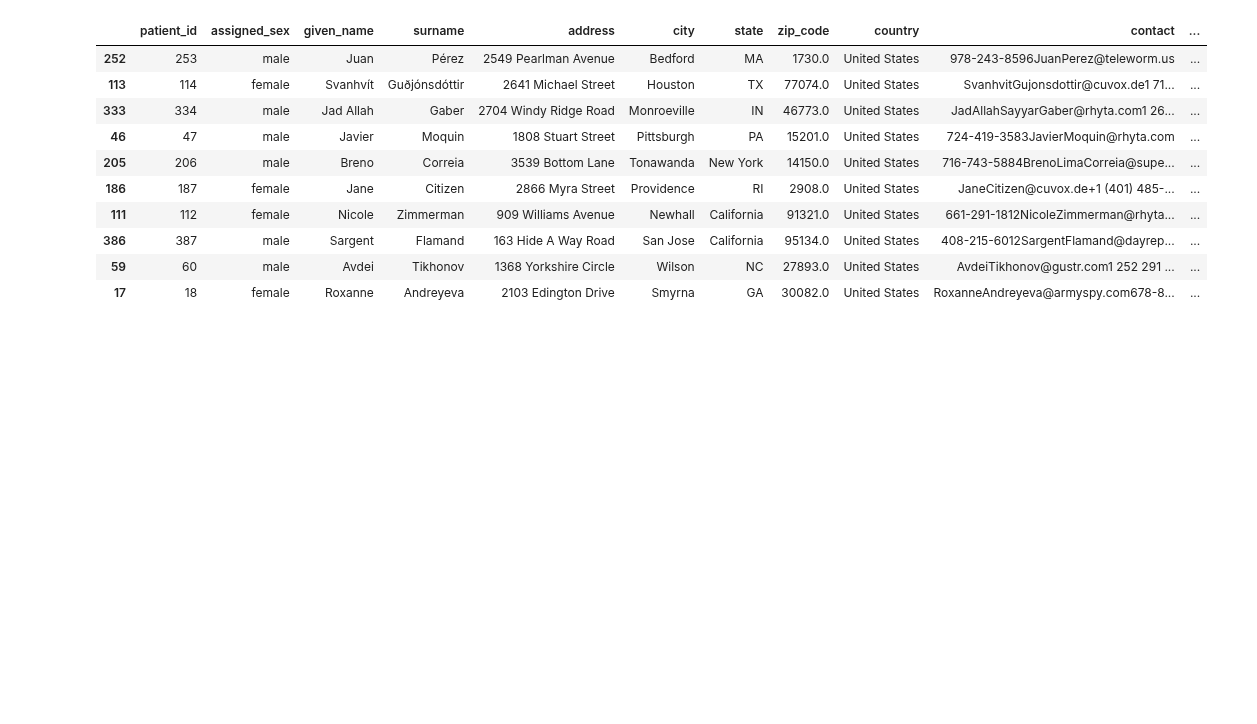
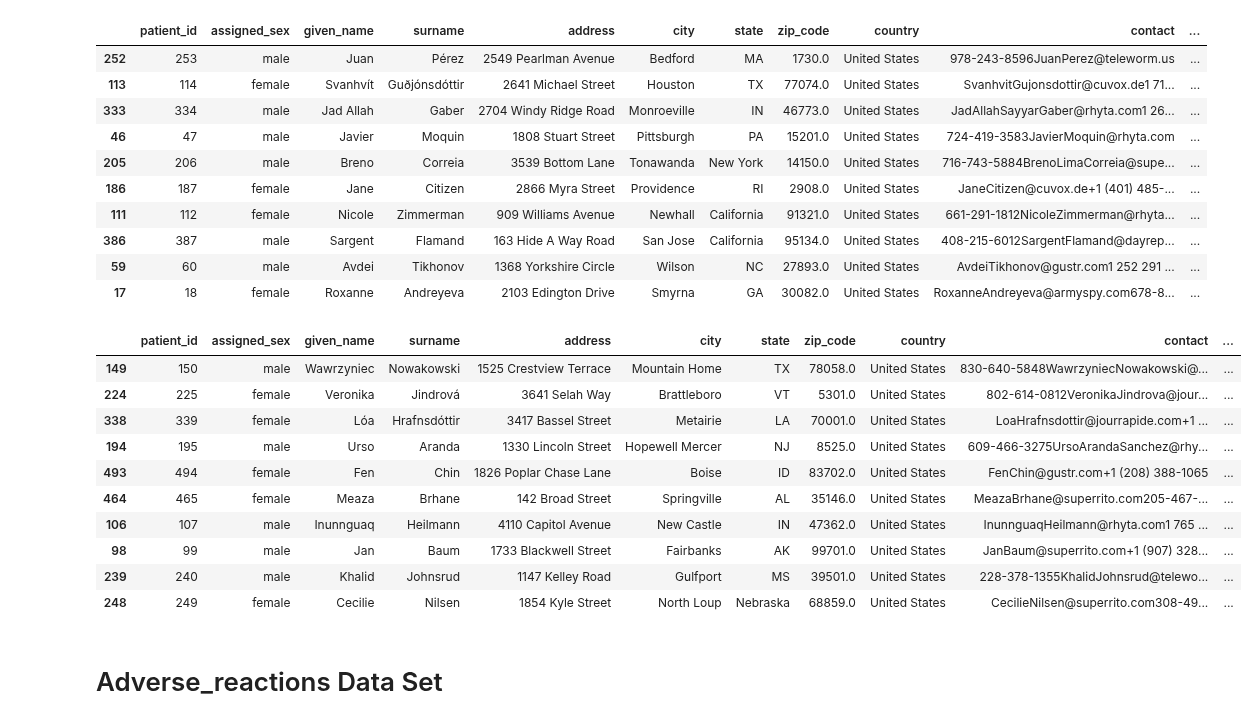
Before and after one commit to Priya-Rathor/Machine-learning, a Jupyter notebook: UnitOne/Datasets/data.ipynb, the cells around one changed output. Saved outputs shown, nothing was run; the diff lists cells and outputs as text; code cells hidden in the pictures; blank space fills up the shorter version.

```diff
--- a/UnitOne/Datasets/data.ipynb
+++ b/UnitOne/Datasets/data.ipynb
@@ -623,3 +623,19 @@ patients_copy.sample(10)
 | 386 | 387 | male | Sargent | Flamand | 163 Hide A Way Road | San Jose | California | 95134.0 | United States | 408-215-6012SargentFlamand@dayrep... | ... |
 | 59 | 60 | male | Avdei | Tikhonov | 1368 Yorkshire Circle | Wilson | NC | 27893.0 | United States | AvdeiTikhonov@gustr.com1 252 291 ... | ... |
 | 17 | 18 | female | Roxanne | Andreyeva | 2103 Edington Drive | Smyrna | GA | 30082.0 | United States | RoxanneAndreyeva@armyspy.com678-8... | ... |
+# %%
+patients_copy.sample(10)
+# %% [output]
+|  | patient_id | assigned_sex | given_name | surname | address | city | state | zip_code | country | contact | ... |
+| 149 | 150 | male | Wawrzyniec | Nowakowski | 1525 Crestview Terrace | Mountain Home | TX | 78058.0 | United States | 830-640-5848WawrzyniecNowakowski@... | ... |
+| 224 | 225 | female | Veronika | Jindrová | 3641 Selah Way | Brattleboro | VT | 5301.0 | United States | 802-614-0812VeronikaJindrova@jour... | ... |
+| 338 | 339 | female | Lóa | Hrafnsdóttir | 3417 Bassel Street | Metairie | LA | 70001.0 | United States | LoaHrafnsdottir@jourrapide.com+1 ... | ... |
+| 194 | 195 | male | Urso | Aranda | 1330 Lincoln Street | Hopewell Mercer | NJ | 8525.0 | United States | 609-466-3275UrsoArandaSanchez@rhy... | ... |
+| 493 | 494 | female | Fen | Chin | 1826 Poplar Chase Lane | Boise | ID | 83702.0 | United States | FenChin@gustr.com+1 (208) 388-1065 | ... |
+| 464 | 465 | female | Meaza | Brhane | 142 Broad Street | Springville | AL | 35146.0 | United States | MeazaBrhane@superrito.com205-467-... | ... |
+| 106 | 107 | male | Inunnguaq | Heilmann | 4110 Capitol Avenue | New Castle | IN | 47362.0 | United States | InunnguaqHeilmann@rhyta.com1 765 ... | ... |
+| 98 | 99 | male | Jan | Baum | 1733 Blackwell Street | Fairbanks | AK | 99701.0 | United States | JanBaum@superrito.com+1 (907) 328... | ... |
+| 239 | 240 | male | Khalid | Johnsrud | 1147 Kelley Road | Gulfport | MS | 39501.0 | United States | 228-378-1355KhalidJohnsrud@telewo... | ... |
+| 248 | 249 | female | Cecilie | Nilsen | 1854 Kyle Street | North Loup | Nebraska | 68859.0 | United States | CecilieNilsen@superrito.com308-49... | ... |
+# %% [markdown]
+# Adverse_reactions Data Set
```
Also changed, not shown: parts of 15 cells of this notebook.
